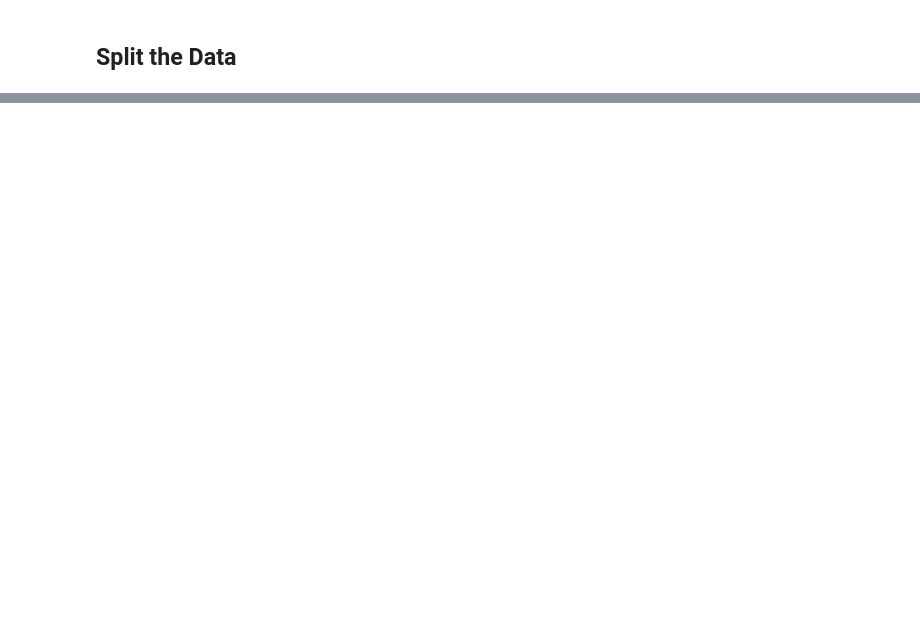
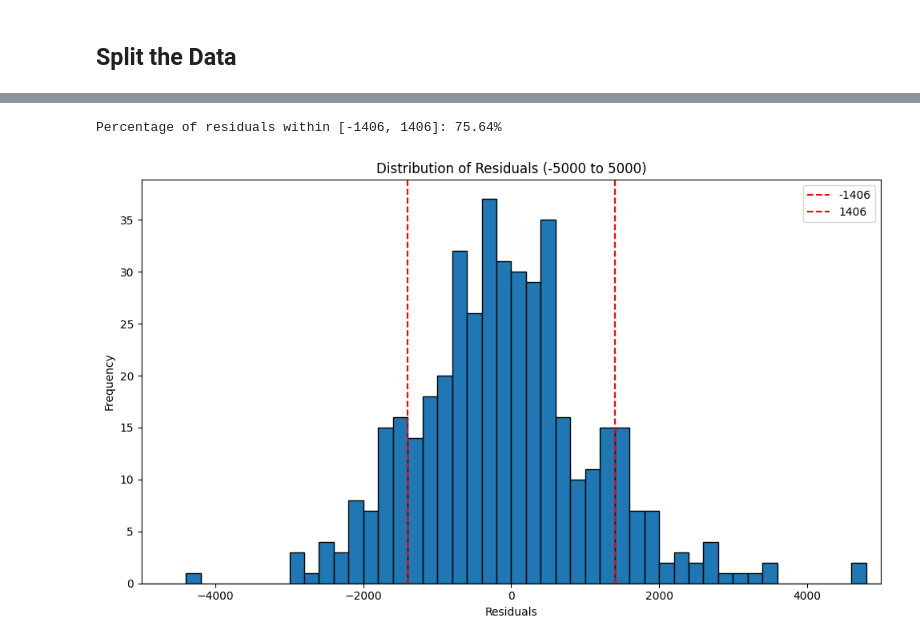
Before and after one commit to jenniferbleaux1/msa550-code-files-2025, a Jupyter notebook: notebooks/02_python_lecture_02-MultipleLinearRegression.ipynb, the cells around one changed output, grey strips where cells are left out. Saved outputs shown, nothing was run; the diff lists cells and outputs as text; code cells hidden in the pictures; blank space fills up the shorter version.

```diff
--- a/notebooks/02_python_lecture_02-MultipleLinearRegression.ipynb
+++ b/notebooks/02_python_lecture_02-MultipleLinearRegression.ipynb
@@ -300,0 +604,23 @@ train_X, valid_X, train_y, valid_y = train_test_split(X, y, test_size=0.3, rando
+# %%
+# Calculate percentage of datapoints within [-1406, 1406]
+within_range = np.sum((all_residuals >= -1406) & (all_residuals <= 1406)) / len(all_residuals)
+print(f"Percentage of residuals within [-1406, 1406]: {within_range:.2%}")
+
+# Create histogram with focus on -5000 to 5000
+plt.figure(figsize=(10, 6))
+plt.hist(all_residuals, bins=np.linspace(-5000, 5000, 51), edgecolor='black')
+plt.xlim(-5000, 5000)
+plt.xlabel('Residuals')
+plt.ylabel('Frequency')
+plt.title('Distribution of Residuals (-5000 to 5000)')
+
+# Add vertical lines at -1406 and 1406
+plt.axvline(x=-1406, color='red', linestyle='--', label='-1406')
+plt.axvline(x=1406, color='red', linestyle='--', label='1406')
+
+plt.legend()
+plt.tight_layout()
+plt.show()
+# %% [output]
+Percentage of residuals within [-1406, 1406]: 75.64%
+[figure, added]
```
Also changed, not shown: parts of 58 cells of this notebook.
